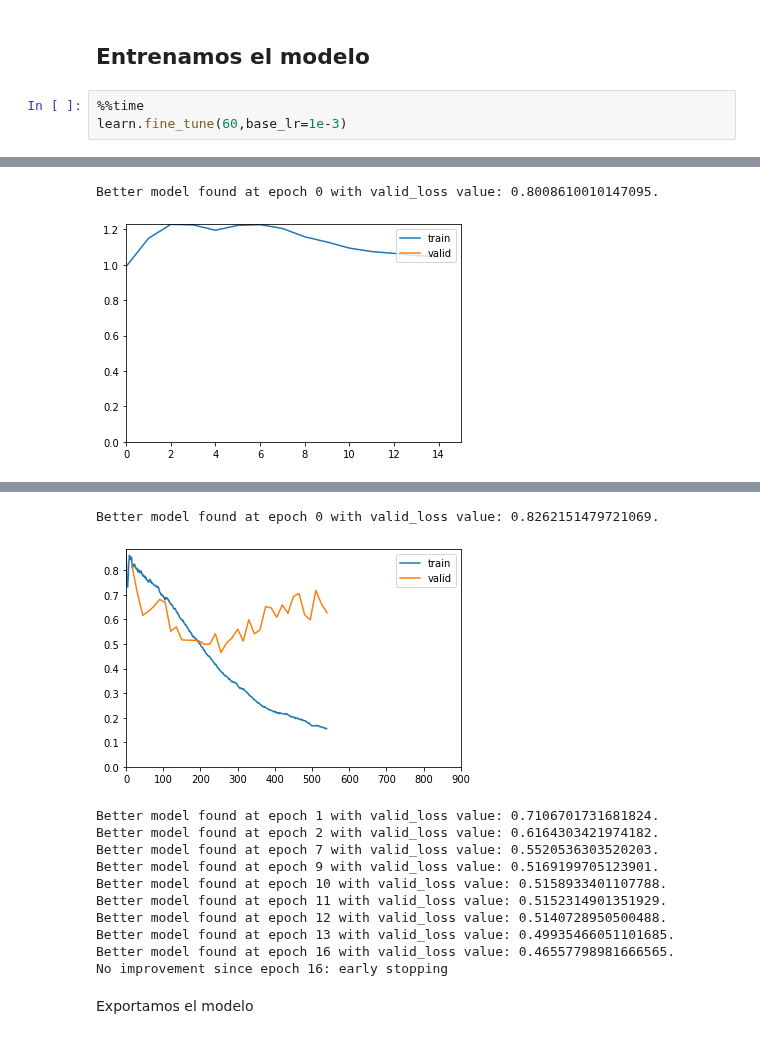
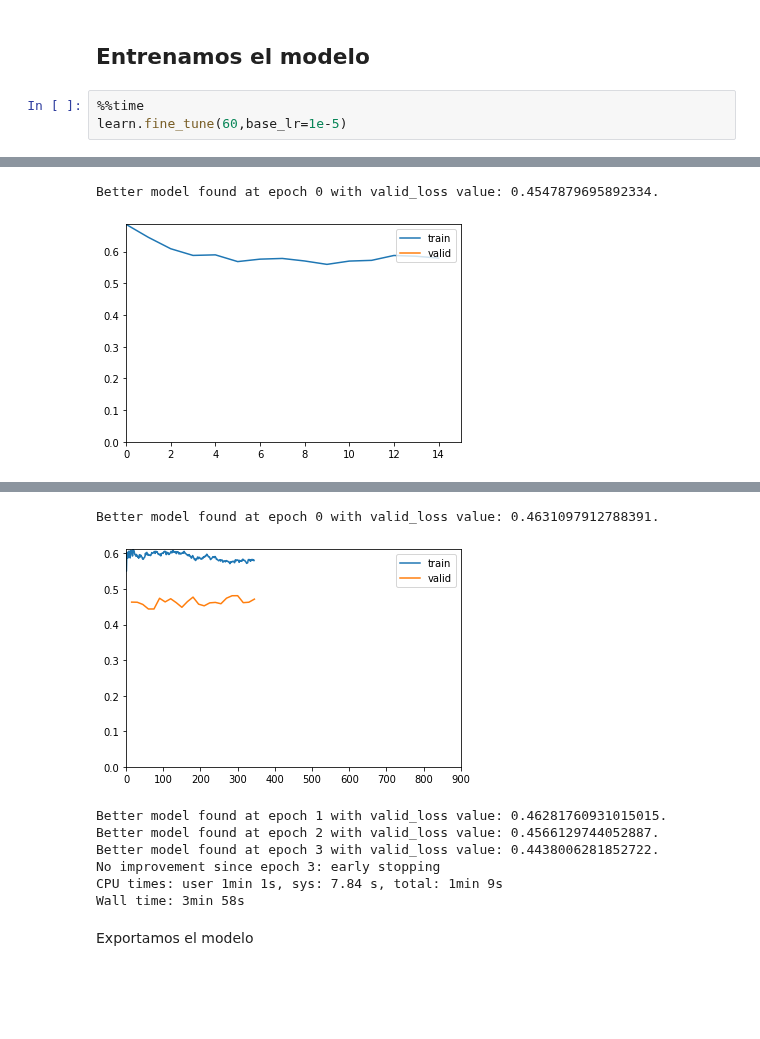
Before and after one commit to dirudiez/TFM_DiegoRudiez, a Jupyter notebook: Binario_CEL_resnet18.ipynb, the cells around one changed output, grey strips where cells are left out. Cells and saved outputs as stored; diff of their text form; blank space fills up the shorter version.

```diff
--- a/Binario_CEL_resnet18.ipynb
+++ b/Binario_CEL_resnet18.ipynb
@@ -147,6 +153,6 @@ SuggestedLRs(minimum=0.010000000149011612, steep=0.0006918309954926372, valley=0
 ## Entrenamos el modelo
 # %%
 %%time
-learn.fine_tune(60,base_lr=1e-3)
+learn.fine_tune(60,base_lr=1e-5)
 # %% [output]
 | epoch | train_loss | valid_loss | accuracy | precision_score | recall_score | f1_score | error_rate | time |
@@ -154,3 +160,3 @@ learn.fine_tune(60,base_lr=1e-3)
-Better model found at epoch 0 with valid_loss value: 0.8008610010147095.
+Better model found at epoch 0 with valid_loss value: 0.4547879695892334.
-[figure, old version]
+[figure, new version]
 | epoch | train_loss | valid_loss | accuracy | precision_score | recall_score | f1_score | error_rate | time |
@@ -173,15 +179,11 @@ Better model found at epoch 0 with valid_loss value: 0.8008610010147095.
-Better model found at epoch 0 with valid_loss value: 0.8262151479721069.
+Better model found at epoch 0 with valid_loss value: 0.4631097912788391.
-[figure, old version]
+[figure, new version]
-Better model found at epoch 1 with valid_loss value: 0.7106701731681824.
-Better model found at epoch 2 with valid_loss value: 0.6164303421974182.
-Better model found at epoch 7 with valid_loss value: 0.5520536303520203.
-Better model found at epoch 9 with valid_loss value: 0.5169199705123901.
-Better model found at epoch 10 with valid_loss value: 0.5158933401107788.
-Better model found at epoch 11 with valid_loss value: 0.5152314901351929.
-Better model found at epoch 12 with valid_loss value: 0.5140728950500488.
-Better model found at epoch 13 with valid_loss value: 0.49935466051101685.
-Better model found at epoch 16 with valid_loss value: 0.46557798981666565.
-No improvement since epoch 16: early stopping
+Better model found at epoch 1 with valid_loss value: 0.46281760931015015.
+Better model found at epoch 2 with valid_loss value: 0.4566129744052887.
+Better model found at epoch 3 with valid_loss value: 0.4438006281852722.
+No improvement since epoch 3: early stopping
+CPU times: user 1min 1s, sys: 7.84 s, total: 1min 9s
+Wall time: 3min 58s
 # %% [markdown]
 Exportamos el modelo
 # %%
```
Also changed, not shown: parts of 10 cells of this notebook.
